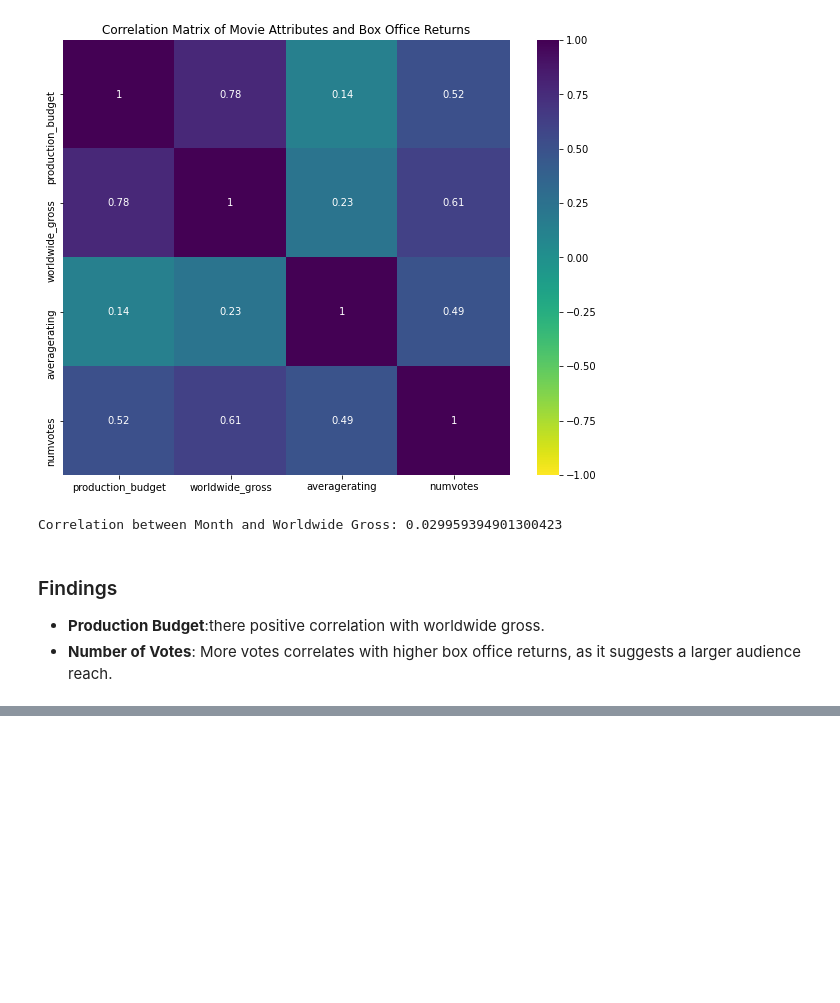
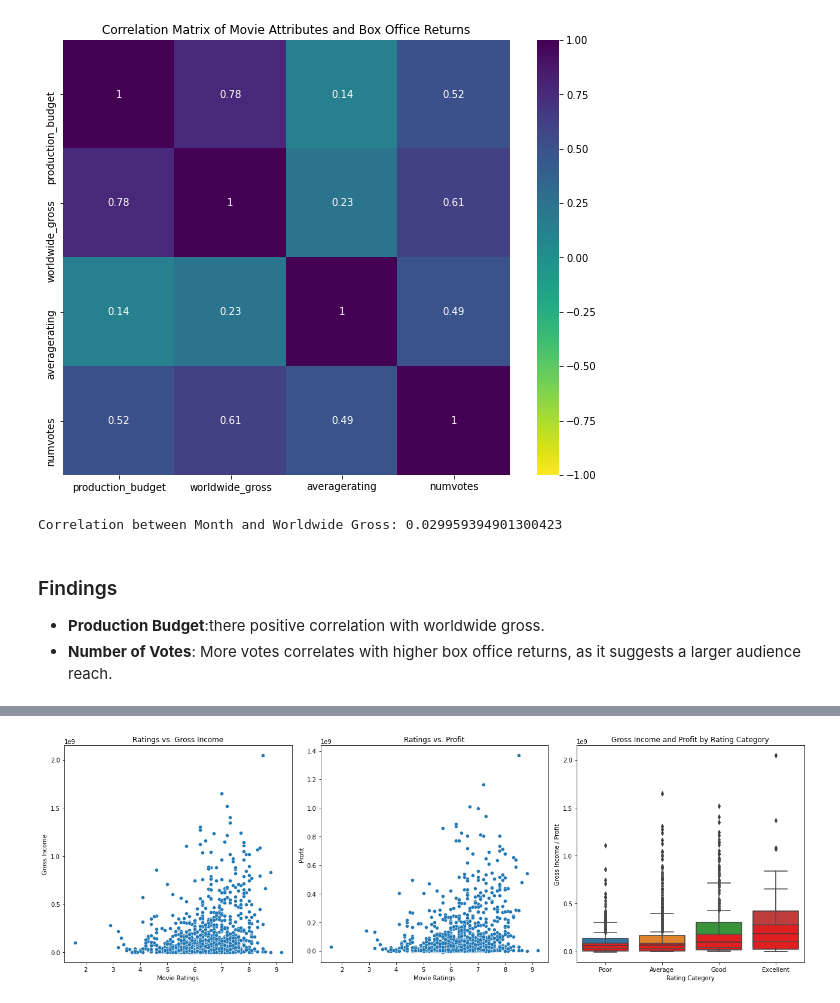
Before and after one commit to otungKe/dsc_phase1_project, a Jupyter notebook: index.ipynb, the cells around one changed output, grey strips where cells are left out. Saved outputs shown, nothing was run; the diff lists cells and outputs as text; code cells hidden in the pictures; blank space fills up the shorter version.

Commit message:
rating analysis

```diff
--- a/index.ipynb
+++ b/index.ipynb
@@ -422,0 +425,51 @@ Correlation between Month and Worldwide Gross: 0.029959394901300423
+# %%
+#merge the data frames:
+
+#first we merge imdb dataset to the bom dateset
+df = pd.merge(df_db, df_bom, left_on='primary_title', right_on='title')
+
+#merge to tmd dataset
+df = pd.merge(df, df_tmd, left_on='primary_title', right_on='title')
+
+#merge to the tn dataset
+df = pd.merge(df, df_tn, left_on='primary_title', right_on='movie')
+
+
+#drop columns that we won't be using
+df = df[['primary_title', 'averagerating', 'numvotes', 'popularity',
+         'release_date_y', 'vote_average', 'vote_count', 'production_budget', 'worldwide_gross', 'domestic_gross_x']]
+
+#drop duplicated titles
+df = df.drop_duplicates(subset='primary_title')
+
+#create the profit column
+df['profit'] = df['worldwide_gross'] - df['domestic_gross_x']
+
+#plotting
+fig, axes = plt.subplots(1,3, figsize=(18,6))
+
+# Scatter plot: movie_ratings vs. gross_income
+sns.scatterplot(x='averagerating', y='worldwide_gross', data=df, ax=axes[0])
+axes[0].set_title('Ratings vs. Gross Income')
+axes[0].set_xlabel('Movie Ratings')
+axes[0].set_ylabel('Gross Income')
+
+# Scatter plot: movie_ratings vs. profit
+sns.scatterplot(x='averagerating', y='profit', data=df, ax=axes[1])
+axes[1].set_title('Ratings vs. Profit')
+axes[1].set_xlabel('Movie Ratings')
+axes[1].set_ylabel('Profit')
+
+# Box plots for gross income and profit across different rating categories
+# For demonstration, let's assume we categorize ratings into bins
+df['rating_category'] = pd.cut(df['averagerating'], bins=[0, 6, 7, 8, 10], labels=['Poor', 'Average', 'Good', 'Excellent'])
+
+sns.boxplot(x='rating_category', y='worldwide_gross', data=df, ax=axes[2])
+sns.boxplot(x='rating_category', y='profit', data=df, ax=axes[2], color='red')
+axes[2].set_title('Gross Income and Profit by Rating Category')
+axes[2].set_xlabel('Rating Category')
+axes[2].set_ylabel('Gross Income / Profit')
+
+plt.tight_layout()
+# %% [output]
+[figure, added]
```
Also changed, not shown: parts of 5 cells of this notebook, 3 other files.
